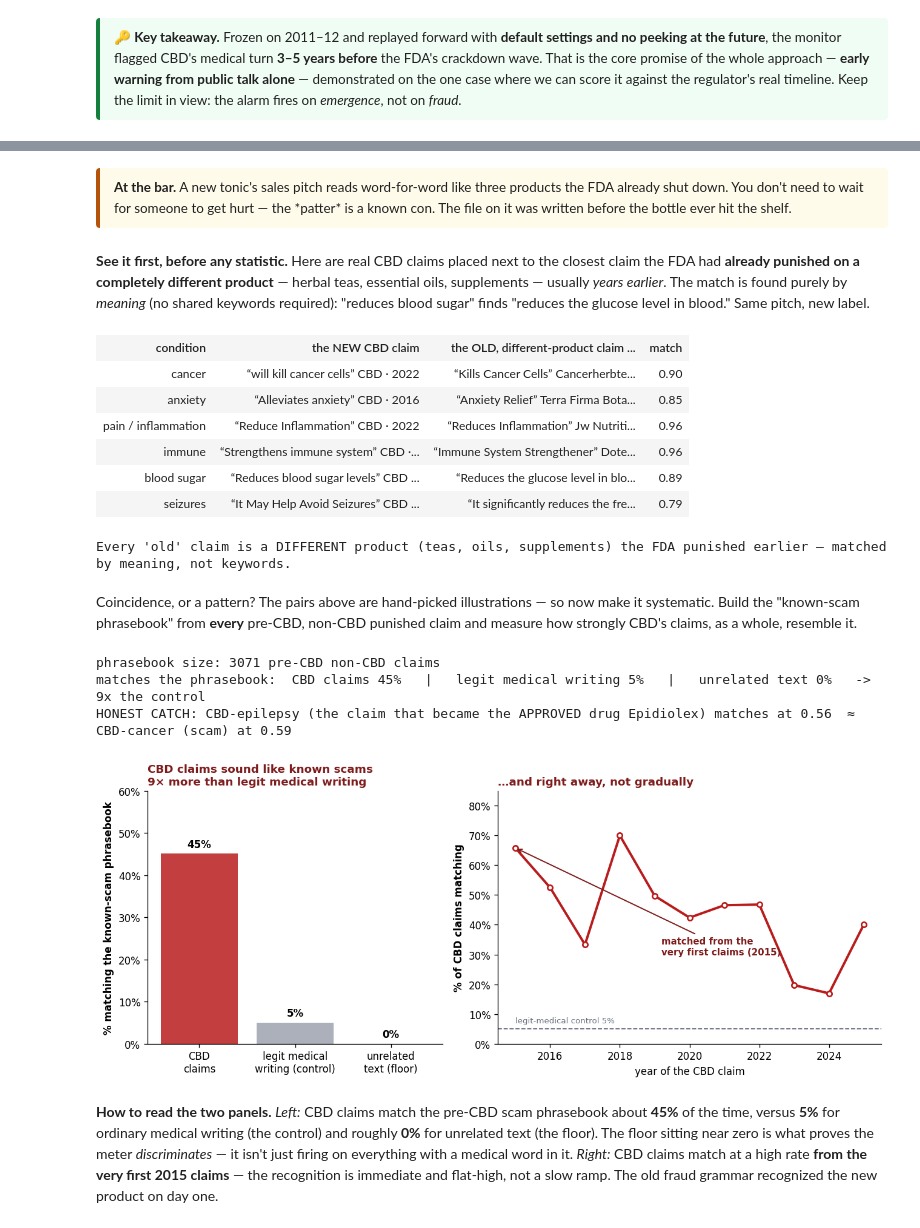
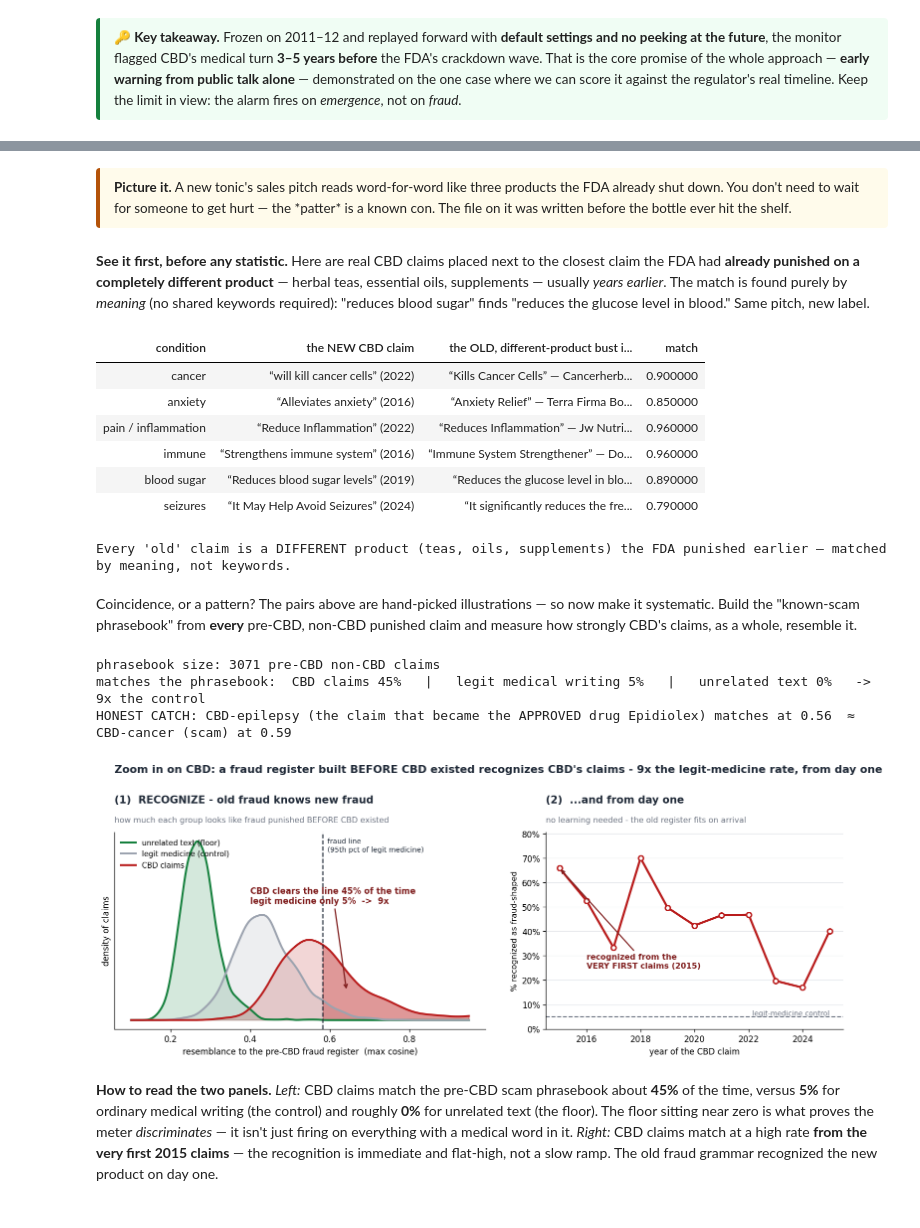
Before and after one commit to jturner-uofl/pycorpdiff, a Jupyter notebook: examples/cbd_fda_drift_showcase.ipynb, the cells around one changed output, grey strips where cells are left out. Saved outputs shown, nothing was run; the diff lists cells and outputs as text; code cells hidden in the pictures.

```diff
--- a/examples/cbd_fda_drift_showcase.ipynb
+++ b/examples/cbd_fda_drift_showcase.ipynb
@@ -376,5 +467,5 @@ Sharper question. Build a "known-scam phrasebook" from **only the pre-CBD, non-C
 # %% [markdown]
-<div style="border-left:4px solid #b45309;background:#fffbeb;padding:9px 14px;margin:6px 0;border-radius:4px;font-size:0.96em"><b>At the bar.</b> A new tonic's sales pitch reads word-for-word like three products the FDA already shut down. You don't need to wait for someone to get hurt — the *patter* is a known con. The file on it was written before the bottle ever hit the shelf.</div>
+<div style="border-left:4px solid #b45309;background:#fffbeb;padding:9px 14px;margin:6px 0;border-radius:4px;font-size:0.96em"><b>Picture it.</b> A new tonic's sales pitch reads word-for-word like three products the FDA already shut down. You don't need to wait for someone to get hurt — the *patter* is a known con. The file on it was written before the bottle ever hit the shelf.</div>
 # %% [markdown]
 **See it first, before any statistic.** Here are real CBD claims placed next to the closest claim the FDA had **already punished on a completely different product** — herbal teas, essential oils, supplements — usually *years earlier*. The match is found purely by *meaning* (no shared keywords required): "reduces blood sugar" finds "reduces the glucose level in blood." Same pitch, new label.
 # %%
@@ -400,65 +491,79 @@ for label, pat in [("cancer", r"cancer|tumou?r"), ("anxiety", r"anxiety|stress")
         _q = chr(8220) + chr(8221) + chr(34) + chr(39) + " "                          # strip stray surrounding quotes
         rows.append((label, int(cc.year), " ".join(cc.claim_text.split()).strip(_q)[:68], int(pp.year), str(pp.firm)[:24].title(),
                      " ".join(str(pp.claim_text).split()).strip(_q)[:68], float(Smat[ci, ri]))); break
-tr = "".join(f"<tr style='border-bottom:1px solid #eee'><td style='padding:6px 9px;color:#6b7280'>{l}</td>"
-             f"<td style='padding:6px 9px'>“{ct}”<br><span style='color:#b91c1c;font-size:.85em'>CBD · {cy}</span></td>"
-             f"<td style='padding:6px 9px'>“{pt}”<br><span style='color:#9ca3af;font-size:.85em'>{pf} · {py}</span></td>"
-             f"<td style='padding:6px 9px;text-align:center;font-weight:bold;color:#b91c1c'>{s:.2f}</td></tr>"
-             for (l, cy, ct, py, pf, pt, s) in rows)
-display(HTML("<table style='width:100%;border-collapse:collapse;font-size:0.9em'>"
-   "<tr style='border-bottom:2px solid #d1d5db;text-align:left'>"
-   "<th style='padding:6px 9px'>condition</th><th style='padding:6px 9px'>the NEW CBD claim</th>"
-   "<th style='padding:6px 9px'>the OLD, <i>different-product</i> claim it rhymes with</th><th style='padding:6px 9px'>match</th></tr>"
-   + tr + "</table>"))
+RHY = pd.DataFrame([{"condition": l, "the NEW CBD claim": f"“{ct}”  ({cy})",
+                     "the OLD, different-product bust it rhymes with": f"“{pt}”  —  {pf}, {py}",
+                     "match": round(s, 2)} for (l, cy, ct, py, pf, pt, s) in rows])
+display(RHY.style.hide(axis="index")
+        .background_gradient(subset=["match"], cmap="Reds", vmin=0.5, vmax=1.0)
+        .set_properties(**{"text-align": "left", "font-size": "10pt", "padding": "5px 11px"})
+        .set_properties(subset=["the NEW CBD claim"], **{"color": "#b91c1c", "font-weight": "bold"})
+        .set_table_styles([{"selector": "th", "props": [("text-align", "left"), ("font-size", "10pt"), ("padding", "5px 11px")]}]))
 print("Every 'old' claim is a DIFFERENT product (teas, oils, supplements) the FDA punished earlier — matched by meaning, not keywords.")
 # %% [output]
-| condition | the NEW CBD claim | the OLD, different-product claim ... | match |
-| cancer | “will kill cancer cells” CBD · 2022 | “Kills Cancer Cells” Cancerherbte... | 0.90 |
-| anxiety | “Alleviates anxiety” CBD · 2016 | “Anxiety Relief” Terra Firma Bota... | 0.85 |
-| pain / inflammation | “Reduce Inflammation” CBD · 2022 | “Reduces Inflammation” Jw Nutriti... | 0.96 |
-| immune | “Strengthens immune system” CBD ·... | “Immune System Strengthener” Dote... | 0.96 |
-| blood sugar | “Reduces blood sugar levels” CBD ... | “Reduces the glucose level in blo... | 0.89 |
-| seizures | “It May Help Avoid Seizures” CBD ... | “It significantly reduces the fre... | 0.79 |
+| condition | the NEW CBD claim | the OLD, different-product bust i... | match |
+| cancer | “will kill cancer cells” (2022) | “Kills Cancer Cells” — Cancerherb... | 0.900000 |
+| anxiety | “Alleviates anxiety” (2016) | “Anxiety Relief” — Terra Firma Bo... | 0.850000 |
+| pain / inflammation | “Reduce Inflammation” (2022) | “Reduces Inflammation” — Jw Nutri... | 0.960000 |
+| immune | “Strengthens immune system” (2016) | “Immune System Strengthener” — Do... | 0.960000 |
+| blood sugar | “Reduces blood sugar levels” (2019) | “Reduces the glucose level in blo... | 0.890000 |
+| seizures | “It May Help Avoid Seizures” (2024) | “It significantly reduces the fre... | 0.790000 |
 Every 'old' claim is a DIFFERENT product (teas, oils, supplements) the FDA punished earlier — matched by meaning, not keywords.
 # %% [markdown]
 Coincidence, or a pattern? The pairs above are hand-picked illustrations — so now make it systematic. Build the "known-scam phrasebook" from **every** pre-CBD, non-CBD punished claim and measure how strongly CBD's claims, as a whole, resemble it.
 # %%
 # does a pre-CBD, non-CBD "known-scam" phrasebook recognize CBD's claims?
 isCBD = C.claim_text.str.contains(r"\bcbd\b|cannabidiol|hemp", case=False, na=False) | (C.source == "cbd")
 RE = CE[((C.year <= 2016) & (~isCBD)).to_numpy()]                                  # the phrasebook: pre-2016, non-CBD only
 near = lambda X: np.concatenate([(X[i:i+4000] @ RE.T).max(1) for i in range(0, len(X), 4000)])
 ps = near(L2(np.load(D / "pubmed_background_embeddings.npy"))); T = float(np.percentile(ps, 95))   # legit medical writing = control
 ds = near(L2(np.load(D / "crec_drone_embeddings.npy")))                                            # unrelated text = floor
 cbdm = (C.source == "cbd").to_numpy(); cbd = C[cbdm].reset_index(drop=True); cbd["sim"] = near(CE[cbdm])
 rate, pm, dr = (cbd.sim > T).mean(), (ps > T).mean(), (ds > T).mean()
 lift = rate / pm
 assert round(lift) == 9 and round(100 * pm) == 5                                   # lock the "9x vs 5% control" as shown
 byyr = (cbd.groupby(cbd.year.astype("Int64")).apply(lambda d: (d.sim > T).mean()) * 100).dropna()
 epi = cbd.claim_text.str.contains(r"epilep|seizure|dravet", case=False).to_numpy()
 canc = cbd.claim_text.str.contains(r"cancer|tumou?r", case=False).to_numpy()
 print(f"phrasebook size: {RE.shape[0]} pre-CBD non-CBD claims")
 print(f"matches the phrasebook:  CBD claims {100*rate:.0f}%   |   legit medical writing {100*pm:.0f}%   |   unrelated text {100*dr:.0f}%   ->  {lift:.0f}x the control")
 print(f"HONEST CATCH: CBD-epilepsy (the claim that became the APPROVED drug Epidiolex) matches at {cbd.sim[epi].mean():.2f}  ≈  CBD-cancer (scam) at {cbd.sim[canc].mean():.2f}")
 
-fig, (axb, axy) = plt.subplots(1, 2, figsize=(11, 4.6), gridspec_kw={"width_ratios": [1, 1.3]})
-fig.subplots_adjust(top=0.80, wspace=0.30)
-axb.bar(["CBD\nclaims", "legit medical\nwriting (control)", "unrelated\ntext (floor)"], [100*rate, 100*pm, 100*dr], color=[RED, GREY, GREEN], alpha=0.85)
-for i, v in enumerate([100*rate, 100*pm, 100*dr]): axb.text(i, v + 1.5, f"{v:.0f}%", ha="center", fontweight="bold")
-axb.set_ylabel("% matching the known-scam phrasebook", fontweight="bold"); axb.yaxis.set_major_formatter(pct); axb.set_ylim(0, 60)
-axb.set_title(f"CBD claims sound like known scams\n{lift:.0f}× more than legit medical writing", color=DARK, loc="left", fontsize=11)
-yv = byyr.dropna(); axy.plot(yv.index.astype(int), yv.values, color=RED, lw=2.4, marker="o", ms=5, mfc="white", mec=RED, mew=1.6)
-axy.axhline(100*pm, ls="--", lw=1.1, color=MUTE); axy.text(yv.index.astype(int).min(), 100*pm + 2, "legit-medical control 5%", fontsize=8, color=MUTE)
-axy.set_ylim(0, 85)
-axy.annotate("matched from the\nvery first claims (2015)", (2015, yv.iloc[0]), xytext=(2019.2, 30),
-             fontsize=9, fontweight="bold", color=DARK, ha="left", arrowprops=dict(arrowstyle="->", color=DARK, lw=1.2))
-axy.set_ylabel("% of CBD claims matching", fontweight="bold"); axy.set_xlabel("year of the CBD claim"); axy.yaxis.set_major_formatter(pct)
-axy.set_title("…and right away, not gradually", color=DARK, loc="left", fontsize=11)
-plt.tight_layout(); plt.show()
+from scipy.stats import gaussian_kde
+fig = plt.figure(figsize=(13.2, 5.4))
+gs = fig.add_gridspec(1, 2, width_ratios=[1.25, 1], wspace=0.18, left=0.06, right=0.985, top=0.74, bottom=0.13)
+axA = fig.add_subplot(gs[0]); xx = np.linspace(0.1, 0.95, 300); cbd_kde = gaussian_kde(cbd.sim.values)
+for vals, c, lab in [(ds, GREEN, "unrelated text (floor)"), (ps, GREY, "legit medicine (control)"), (cbd.sim.values, RED, "CBD claims")]:
+    yk = gaussian_kde(vals)(xx); axA.fill_between(xx, yk, color=c, alpha=0.18); axA.plot(xx, yk, color=c, lw=2.4, label=lab)
+ytop = axA.get_ylim()[1]
+axA.axvline(T, ls="--", lw=1.4, color=INK); axA.text(T, ytop*0.97, "  fraud line\n  (95th pct of legit medicine)", fontsize=8.5, color=INK, va="top")
+xf = xx[xx >= T]; axA.fill_between(xf, cbd_kde(xf), color=RED, alpha=0.33)                # CBD's mass past the fraud line
+axA.annotate(f"CBD clears the line {100*rate:.0f}% of the time\nlegit medicine only {100*pm:.0f}%  ->  {lift:.0f}x",
+    xy=(float(T+0.06), float(cbd_kde(np.array([T+0.06]))[0])*0.6), xytext=(0.40, ytop*0.62),
+    fontsize=10, fontweight="bold", color="#7f1d1d", arrowprops=dict(arrowstyle="->", color="#7f1d1d", lw=1.5))
+axA.set_xlabel("resemblance to the pre-CBD fraud register  (max cosine)", fontsize=10); axA.set_ylabel("density of claims", fontsize=10)
+axA.legend(frameon=False, fontsize=9, loc="upper left"); axA.set_yticks([])
+for s in ["top", "right"]: axA.spines[s].set_visible(False)
+axA.text(0, 1.15, "(1)  RECOGNIZE - old fraud knows new fraud", transform=axA.transAxes, fontsize=12.5, fontweight="bold", color=INK)
+axA.text(0, 1.05, "how much each group looks like fraud punished BEFORE CBD existed", transform=axA.transAxes, fontsize=9.5, color=MUTE)
+axB = fig.add_subplot(gs[1]); yv = byyr.dropna()
+axB.plot(yv.index.astype(int), yv.values, color=RED, lw=2.6, marker="o", ms=6, mfc="white", mec=RED, mew=1.8)
+axB.axhline(100*pm, ls="--", lw=1.3, color=MUTE); axB.text(yv.index.astype(int).max(), 100*pm, "legit-medicine control", ha="right", va="bottom", fontsize=8.5, color=MUTE)
+axB.annotate(f"recognized from the\nVERY FIRST claims ({int(yv.index.min())})", xy=(int(yv.index.min()), yv.iloc[0]),
+    xytext=(int(yv.index.min())+1.0, 25), fontsize=9.5, fontweight="bold", color="#7f1d1d", arrowprops=dict(arrowstyle="->", color="#7f1d1d", lw=1.4))
+axB.yaxis.set_major_formatter(pct); axB.set_ylim(0, max(yv.max()*1.15, 60)); axB.set_xlabel("year of the CBD claim", fontsize=10); axB.set_ylabel("% recognized as fraud-shaped", fontsize=9.5)
+for s in ["top", "right"]: axB.spines[s].set_visible(False)
+axB.grid(axis="y", color=GRID, lw=0.7)
+axB.text(0, 1.15, "(2)  ...and from day one", transform=axB.transAxes, fontsize=12.5, fontweight="bold", color=INK)
+axB.text(0, 1.05, "no learning needed - the old register fits on arrival", transform=axB.transAxes, fontsize=9.5, color=MUTE)
+fig.suptitle(f"Zoom in on CBD: a fraud register built BEFORE CBD existed recognizes CBD's claims - {lift:.0f}x the legit-medicine rate, from day one",
+    fontsize=13, fontweight="bold", color=INK, x=0.06, ha="left", y=0.95)
+plt.show()
 # %% [output]
 phrasebook size: 3071 pre-CBD non-CBD claims
 matches the phrasebook:  CBD claims 45%   |   legit medical writing 5%   |   unrelated text 0%   ->  9x the control
 HONEST CATCH: CBD-epilepsy (the claim that became the APPROVED drug Epidiolex) matches at 0.56  ≈  CBD-cancer (scam) at 0.59
-[figure, old version]
+[figure, new version]
 # %% [markdown]
 **How to read the two panels.** *Left:* CBD claims match the pre-CBD scam phrasebook about **45%** of the time, versus **5%** for ordinary medical writing (the control) and roughly **0%** for unrelated text (the floor). The floor sitting near zero is what proves the meter *discriminates* — it isn't just firing on everything with a medical word in it. *Right:* CBD claims match at a high rate **from the very first 2015 claims** — the recognition is immediate and flat-high, not a slow ramp. The old fraud grammar recognized the new product on day one.
 # %% [markdown]
```
Also changed, not shown: parts of 43 cells of this notebook.
